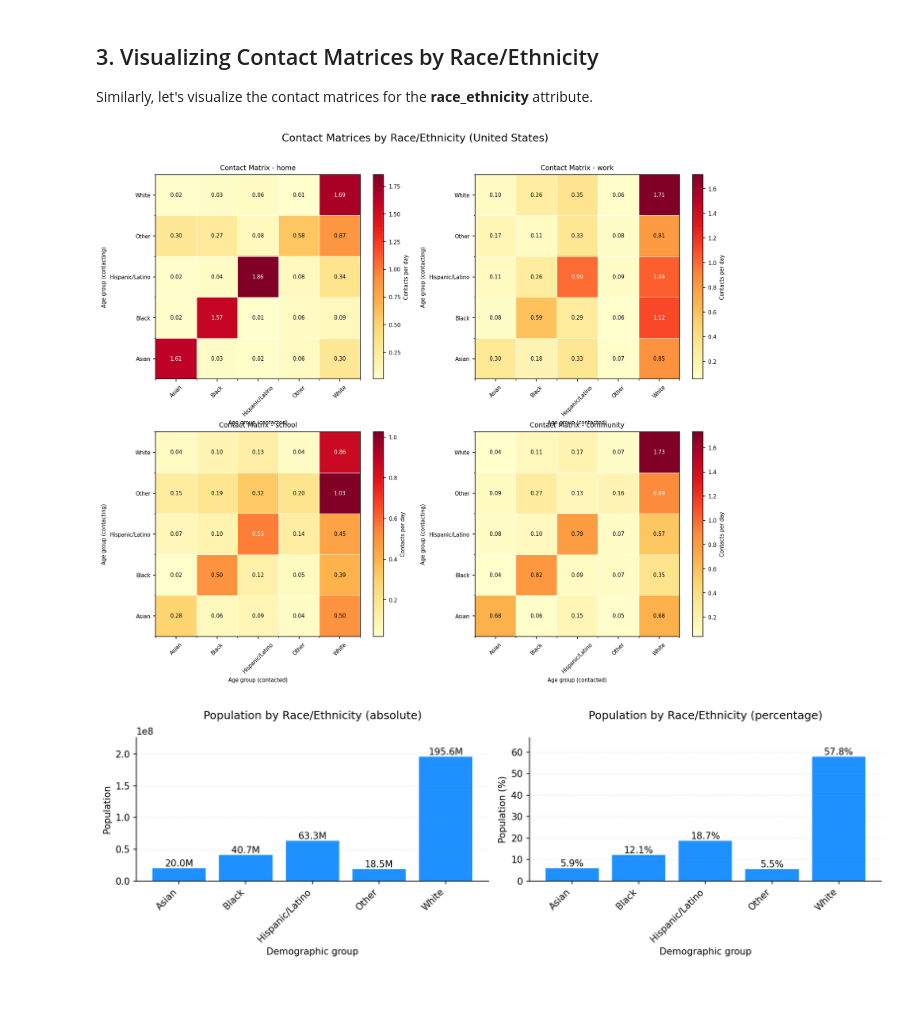
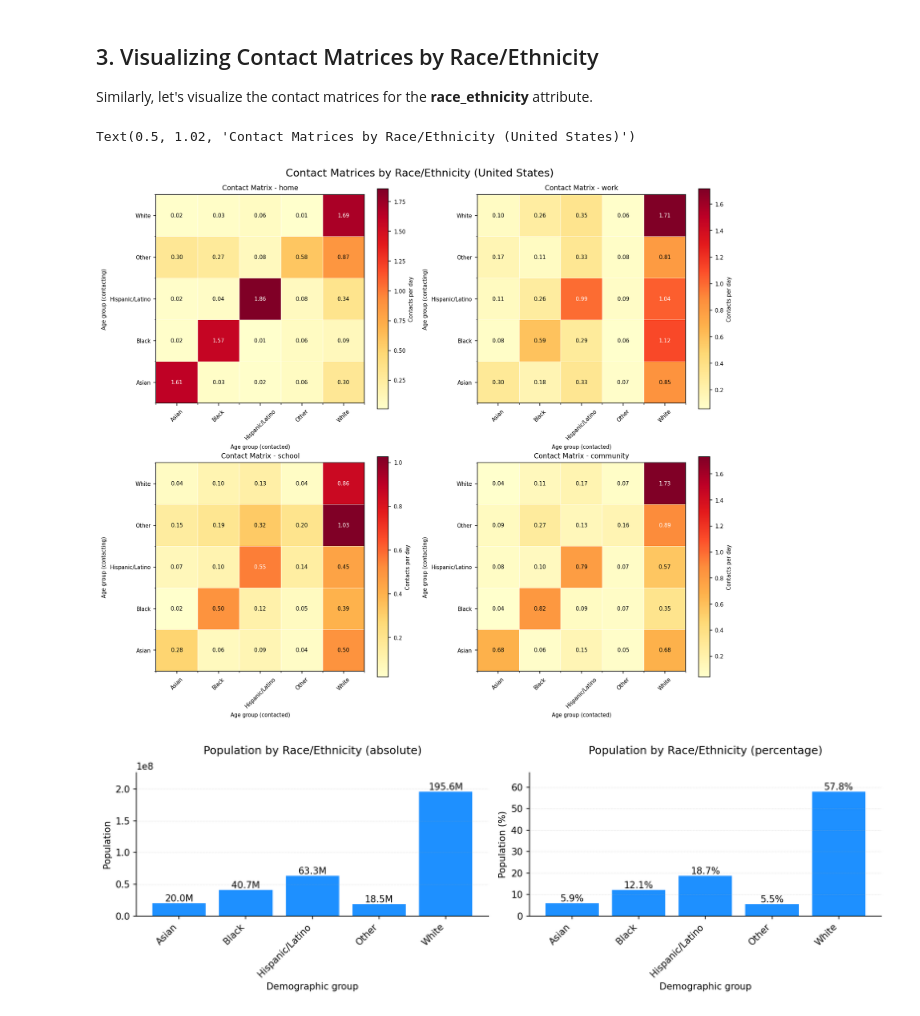
Before and after one commit to epistorm/epydemix, a Jupyter notebook: tutorials/11_Epistorm_Mix_Matrices.ipynb, the cells around one changed output. Cells and saved outputs as stored; diff of their text form; code cells hidden in the pictures.

```diff
--- a/tutorials/11_Epistorm_Mix_Matrices.ipynb
+++ b/tutorials/11_Epistorm_Mix_Matrices.ipynb
@@ -107,11 +107,11 @@ Similarly, let's visualize the contact matrices for the **race_ethnicity** attri
 # %%
 fig, axes = plt.subplots(nrows=2, ncols=2, figsize=(12, 10), dpi=150)
 for ax, layer in zip(axes.flatten(), ["home", "work", "school", "community"]):
     plot_contact_matrix(pop_race, layer, ax=ax, fontsize=7, show_values=True, fmt=".2f")
 fig.suptitle("Contact Matrices by Race/Ethnicity (United States)", fontsize=14, y=1.02)
-plt.tight_layout()
 # %% [output]
+Text(0.5, 1.02, 'Contact Matrices by Race/Ethnicity (United States)')
-[figure, old version]
+[figure, new version]
 # %%
 fig, axes = plt.subplots(ncols=2, figsize=(12, 4), dpi=150)
 plot_population(pop_race, ax=axes[0], title="Population by Race/Ethnicity (absolute)")
```
Also changed, not shown: 1 other file.
